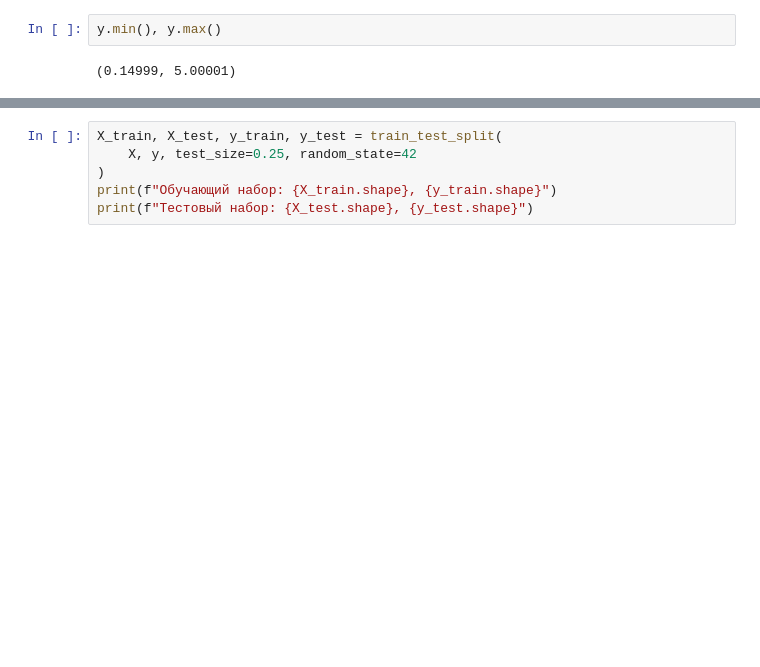
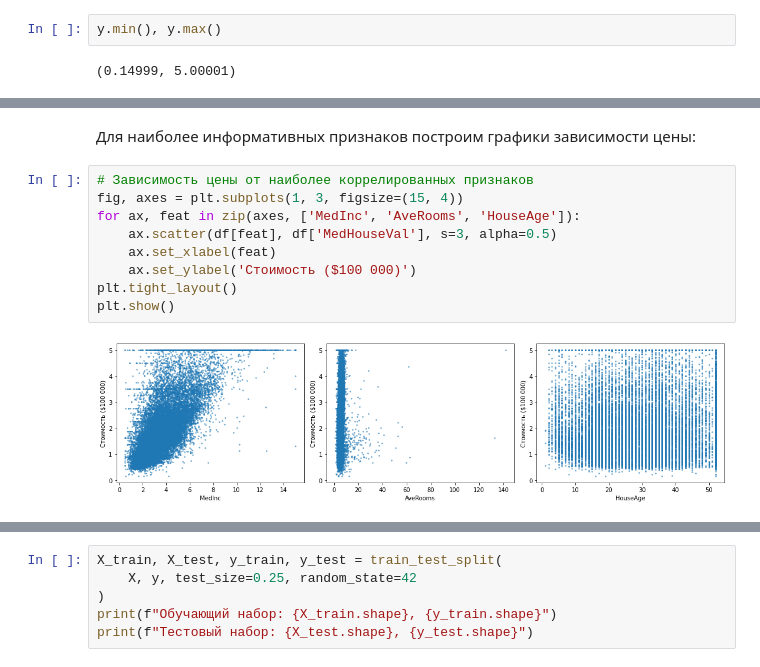
Before and after one commit to kirilman/dlpython_course, a Jupyter notebook: 01_introduction/pytorch/california_housing.ipynb, the cells around one changed output, grey strips where cells are left out. Drawn from its saved outputs; the diff is of its cells as text; blank space fills up the shorter version.

```diff
--- a/01_introduction/pytorch/california_housing.ipynb
+++ b/01_introduction/pytorch/california_housing.ipynb
@@ -84,0 +110,13 @@ y.min(), y.max()
+# %% [markdown]
+Для наиболее информативных признаков построим графики зависимости цены:
+# %%
+# Зависимость цены от наиболее коррелированных признаков
+fig, axes = plt.subplots(1, 3, figsize=(15, 4))
+for ax, feat in zip(axes, ['MedInc', 'AveRooms', 'HouseAge']):
+    ax.scatter(df[feat], df['MedHouseVal'], s=3, alpha=0.5)
+    ax.set_xlabel(feat)
+    ax.set_ylabel('Стоимость ($100 000)')
+plt.tight_layout()
+plt.show()
+# %% [output]
+[figure, added]
```
Also changed, not shown: parts of 28 cells of this notebook.
